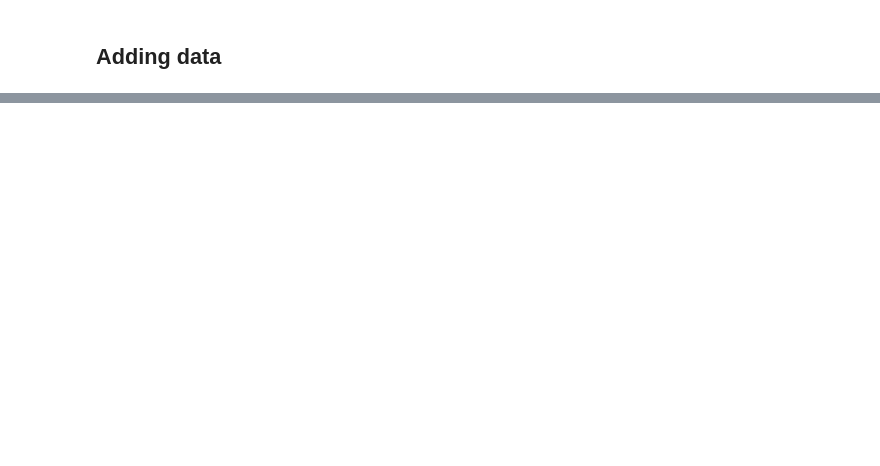
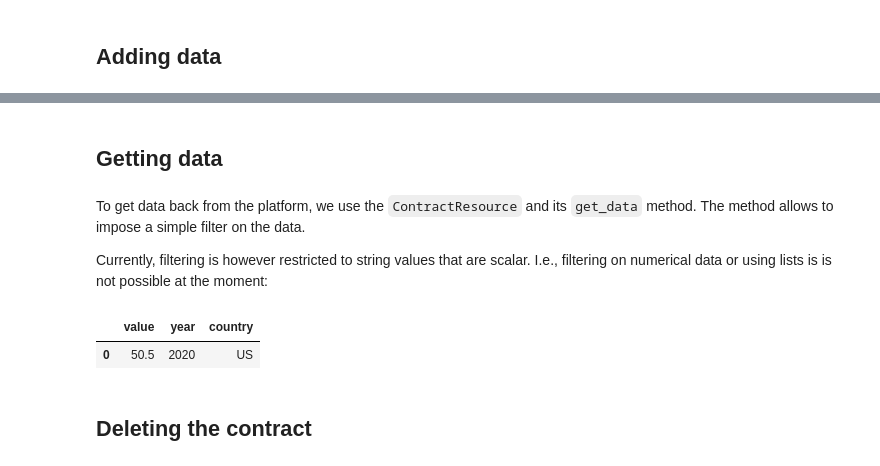
Before and after one commit to sweet-cross/crosscontract, a Jupyter notebook: notebooks/client_tutorial.ipynb, the cells around one changed output, grey strips where cells are left out. Cells and saved outputs as stored; diff of their text form; code cells hidden in the pictures; blank space fills up the shorter version.

```diff
--- a/notebooks/client_tutorial.ipynb
+++ b/notebooks/client_tutorial.ipynb
@@ -288,0 +228,17 @@ contracts.delete_data_table_for_contract(contract_name="test_contract")
+# %% [markdown]
+## Getting data
+# %% [markdown]
+To get data back from the platform, we use the `ContractResource` and its `get_data`
+method. The method allows to impose a simple filter on the data.
+
+Currently, filtering is however restricted to string values that are scalar. I.e.,
+filtering on numerical data or using lists is is not possible at the moment:
+# %%
+df_data = my_contract_resource.get_data()
+# or for illustration purposes with a filter
+my_contract_resource.get_data(filters={"country": "US"})
+# %% [output]
+|  | value | year | country |
+| 0 | 50.5 | 2020 | US |
+# %% [markdown]
+## Deleting the contract
```
Also changed, not shown: parts of 70 cells of this notebook, 1 other file.
